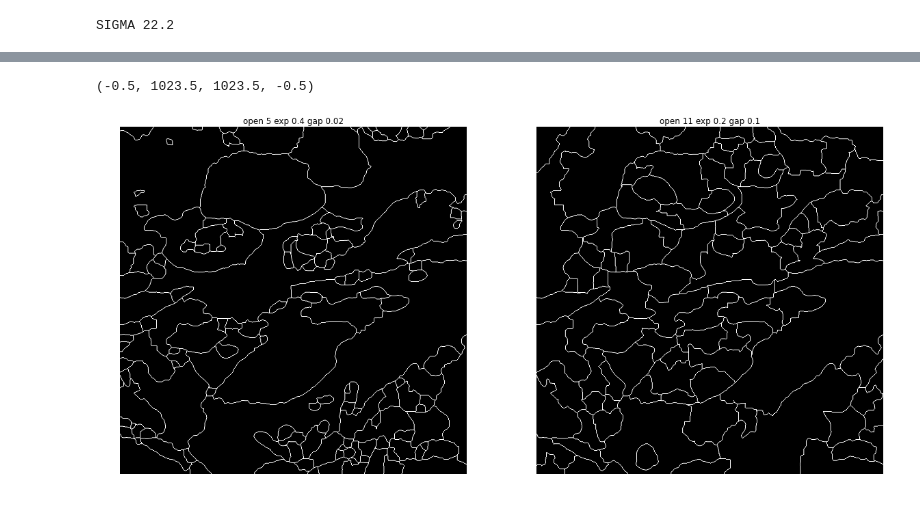
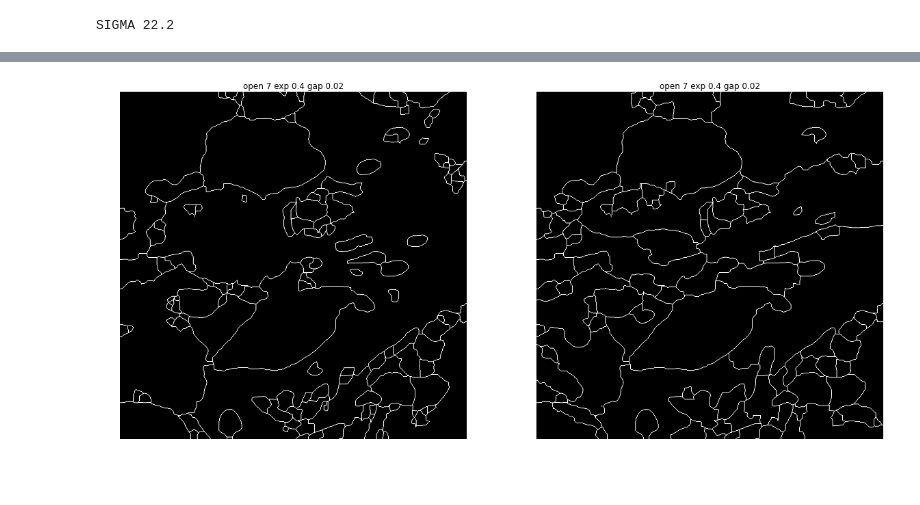
Before and after one commit to Rhoana/Classifier-Optimization, a Jupyter notebook: Segmentation with Graph Cuts.ipynb, the cells around one changed output, grey strips where cells are left out. Saved outputs shown, nothing was run; the diff lists cells and outputs as text; code cells hidden in the pictures.

```diff
--- a/Segmentation with Graph Cuts.ipynb
+++ b/Segmentation with Graph Cuts.ipynb
@@ -86,15 +85,16 @@ def solve_graph(im, probabilities, similar_pixel_sigma, smoothness_weight, gap_c
     graph.add_sink_capacities(np.minimum(0, - 2 * (probabilities.ravel() - 0.5)))
 
     # Add a smoothness term that keeps similar intensities linked
+    smooth = ndimage.gaussian_filter(im.astype(np.float32), 1)
     left_indices = node_indices[:, 1:]
     right_indices = node_indices[:, :-1]
-    deltas = np.diff(smooth.astype(np.float32), axis=1)
+    deltas = np.diff(smooth, axis=1)
     weights = np.exp(-((deltas ** 2) / (2 * sigma ** 2)))
     graph.add_edge_capacities(left_indices.ravel(), right_indices.ravel(), smoothness_weight * weights.ravel(), symmetric=True)
 
     up_indices = node_indices[:-1, :]
     down_indices = node_indices[1:, :]
-    deltas = np.diff(smooth.astype(np.float32), axis=0)
+    deltas = np.diff(smooth, axis=0)
     np.exp(-((deltas ** 2) / (2 * sigma ** 2)))
     graph.add_edge_capacities(up_indices.ravel(), down_indices.ravel(), smoothness_weight * weights.ravel(), symmetric=True)
 
@@ -113,33 +113,34 @@ def solve_graph(im, probabilities, similar_pixel_sigma, smoothness_weight, gap_c
 
     labels = graph.solve().reshape(im.shape)
     # clean up result
-    y, x = np.ogrid[-opening_radius:opening_radius+1, -opening_radius:opening_radius+1]
-    disc = (x*x + y*y <= opening_radius ** 2)
-    labels = mahotas.morph.open(labels.astype(np.bool), disc)
+    labels = binary_opening(labels.astype(np.bool), disk(opening_radius))
 
     # Move region booundaries to watershed boundaries
-    seeds, _ = mahotas.label(labels == 1)
+    seeds = scipy.ndimage.label(labels)[0]
     blur_prob = (scipy.ndimage.gaussian_filter(probabilities.reshape(im.shape), 3.0) * (2**16 - 1)).astype(np.uint16)
-    ws = mahotas.cwatershed(blur_prob, seeds)
+    ws = watershed(blur_prob, seeds)
     dx, dy = np.gradient(ws)
     ws_boundary = np.logical_or(dx!=0, dy!=0)
     return ws_boundary
 # %%
 # Show segmentations for different settings
-opening_radius = 5
+opening_radius = 3
 probexp = 0.4
 gap_completion_weight = 0.02
+result1 = solve_graph(im, probabilities ** probexp, sigma, smoothness_weight, gap_completion_weight, opening_radius)
+
+opening_radius = 7
+probexp = 0.4
+gap_completion_weight = 0.02
+result2 = solve_graph(im, probabilities ** probexp, sigma, smoothness_weight, gap_completion_weight, opening_radius)
+
 plt.figure(dpi=300)
 plt.subplot(1, 2, 1)
-plt.imshow(solve_graph(im, probabilities ** probexp, sigma, smoothness_weight, gap_completion_weight, opening_radius), cmap=plt.cm.gray)
+plt.imshow(result1, cmap=plt.cm.gray)
 plt.title('open {} exp {} gap {}'.format(opening_radius, probexp, gap_completion_weight))
 plt.axis('off')
-
-opening_radius = 11
-probexp = 0.2
-gap_completion_weight = 0.1
 plt.subplot(1, 2, 2)
-plt.imshow(solve_graph(im, probabilities ** probexp, sigma, smoothness_weight, gap_completion_weight, opening_radius), cmap=plt.cm.gray)
+plt.imshow(result2, cmap=plt.cm.gray)
 plt.title('open {} exp {} gap {}'.format(opening_radius, probexp, gap_completion_weight))
 plt.axis('off')
 # %% [output]
@@ -148,5 +148,4 @@ Solve took 1.21455001831 seconds, 0.326669216156 in maxflow
-(-0.5, 1023.5, 1023.5, -0.5)
-[figure, old version]
+[figure, new version]
 # %%
 # Generate multisegmentations for each image
 input_files = glob.glob('??.tif')
```
Also changed, not shown: parts of 7 cells of this notebook, 3 other files.
